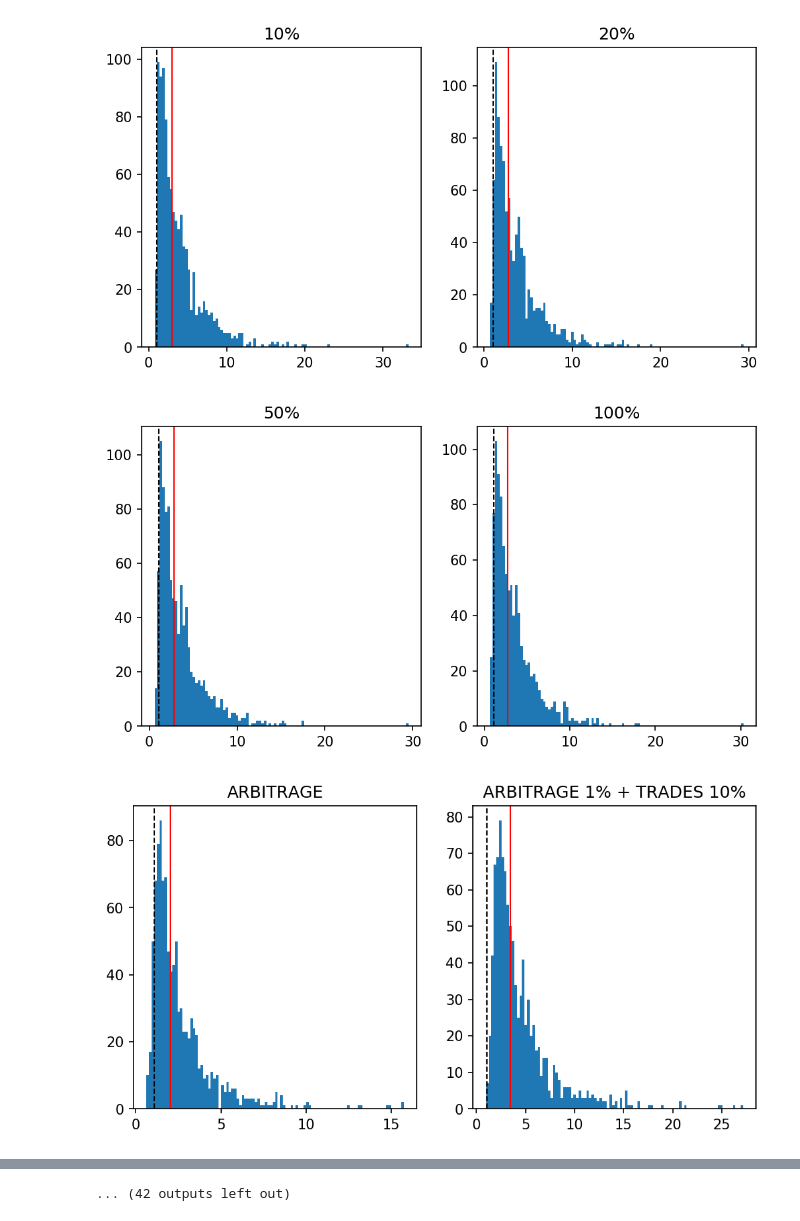
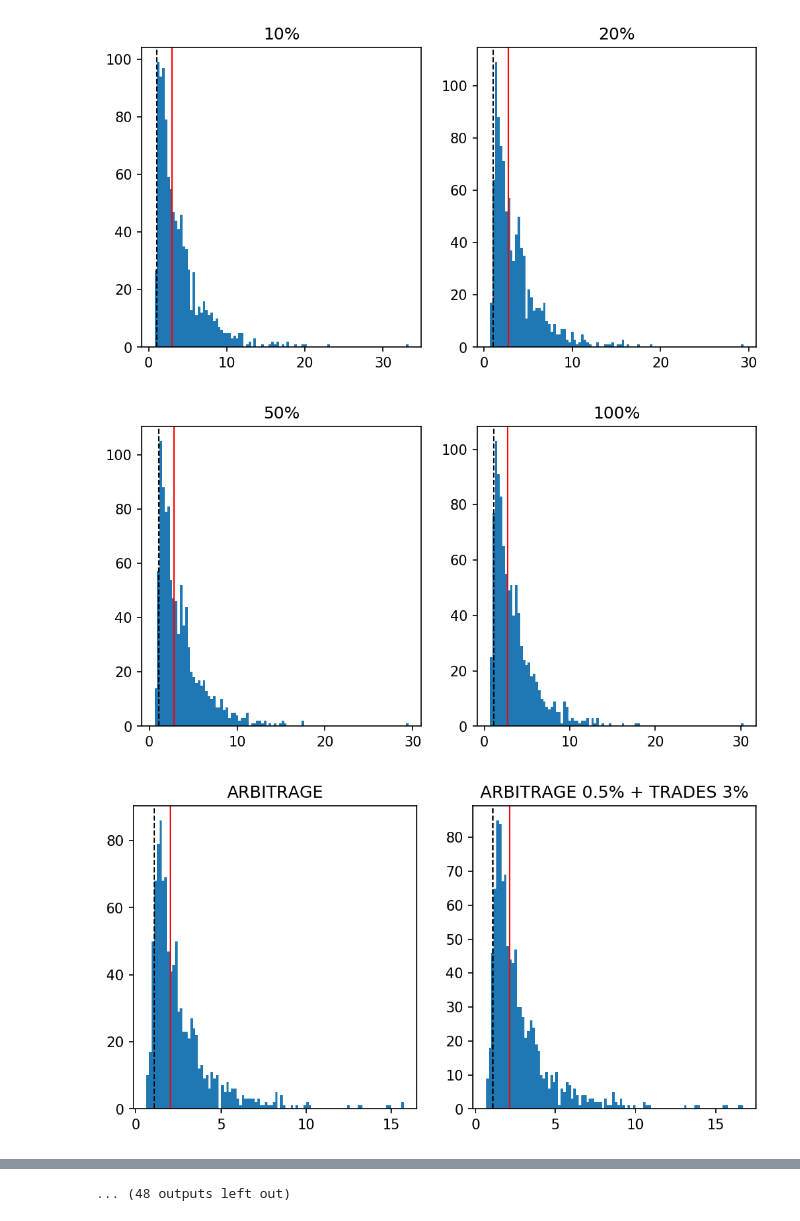
Before and after one commit to multitoken/simulation-stats, a Jupyter notebook: simulation.ipynb, the cells around one changed output, grey strips where cells are left out. Drawn from its saved outputs; the diff is of its cells as text; code cells hidden in the pictures.

Commit message:
add simulation with trades

```diff
--- a/simulation.ipynb
+++ b/simulation.ipynb
@@ -33,7 +33,7 @@ def log_stats(name, stats):
             median([s['total_tx_fees'] for s in stats]),
             median([s['total_arbiter_profit'] for s in stats]),
         ))
-    elif name == 'ARBITRAGE 1% + TRADES 10%':
+    elif name in ('ARBITRAGE 1% + TRADES 10%', 'ARBITRAGE 0.5% + TRADES 3%'):
         logging.info('*{}*: {:.4f}, rebalances: {:.0f}, tx_fee: ${:.0f}, arbiter profit: ${:.0f}, trade amount: ${:.0f}'.format(
             name,
             median([s['profit_multiplier'] for s in stats]),
@@ -67,7 +67,8 @@ order = {
     '50%': 13,
     '100%': 14,
     'ARBITRAGE': 15,
-    'ARBITRAGE 1% + TRADES 10%': 16,
+    'ARBITRAGE 0.5% + TRADES 3%': 16,
+    'ARBITRAGE 1% + TRADES 10%': 17,
 }
 # %%
 logging.root.setLevel(logging.INFO)
@@ -106,7 +107,8 @@ for title, filename in files.items():
             fig, axes = plt.subplots(1, 2, figsize=(8,4))
             fig.set_dpi(150)
             i = 0
-    plt.close()
+    fig.delaxes(axes[1])
+    plt.show()
 # %% [output]
 3-6 tokens, ALL, $1M
 
@@ -129,9 +132,9 @@ for title, filename in files.items():
 *ARBITRAGE 1% + TRADES 10%*: 3.4389, rebalances: 91975, tx_fee: $127691, arbiter profit: $1264149, trade amount: $112174672
 [figure]
 [figure]
 [figure]
 [figure]
 [figure]
 [figure]
 [figure]
-[figure, old version]
+[figure, new version]
@@ -159 +163 @@ for title, filename in files.items():
-... (42 outputs left out)
+... (48 outputs left out)
```
Also changed, not shown: parts of 1 cell of this notebook, 6 other files.
